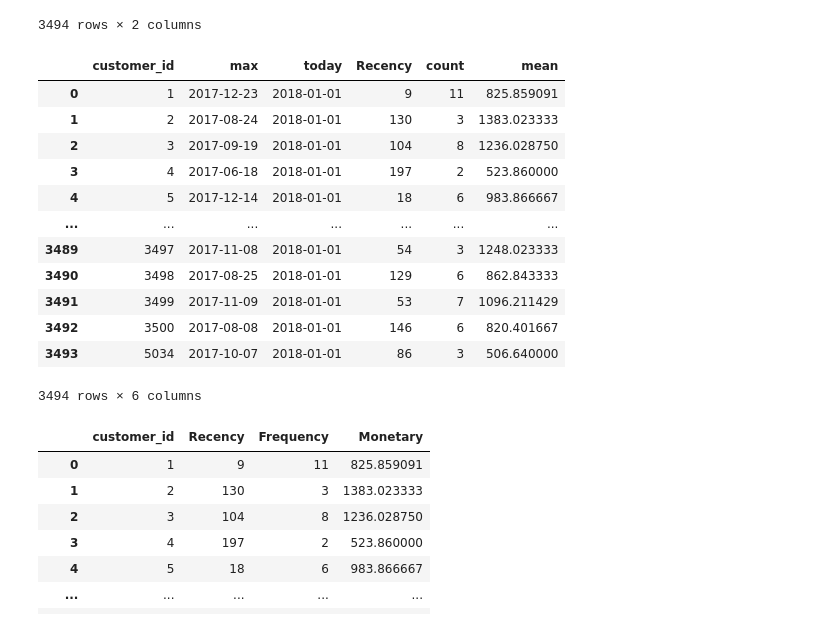
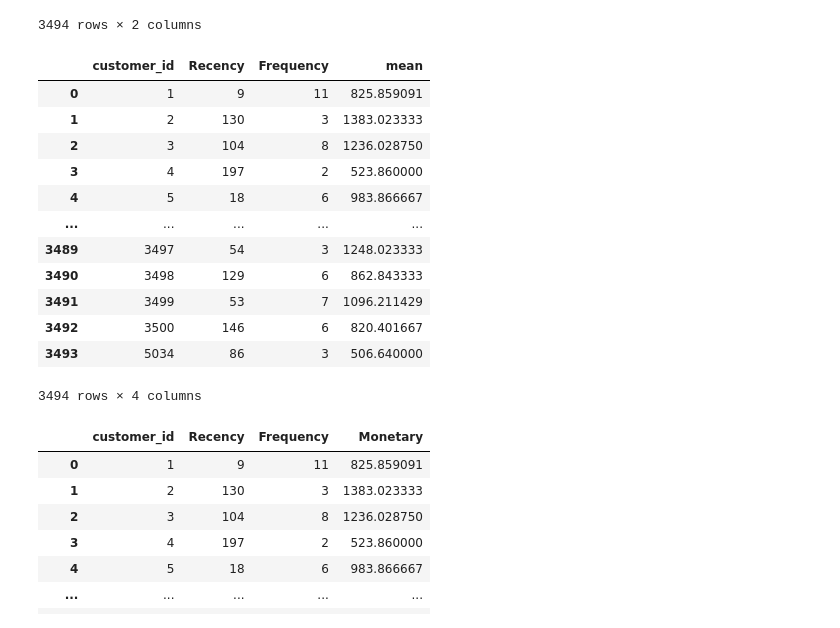
Before and after one commit to TongtaiM/Customer-Segmentation-for-Automobile-Company-Using-RFM-analysis, a Jupyter notebook: Code/RFM.ipynb, the cells around one changed output. Drawn from its saved outputs; the diff is of its cells as text; code cells hidden in the pictures.

```diff
--- a/Code/RFM.ipynb
+++ b/Code/RFM.ipynb
@@ -382,6 +386,8 @@ dict_kmean
  7: '1m-5.0 -5.0k(Potential )'}
 # %% [markdown]
 # try using mean in Monetary
+# %%
+RFM2 = RFM.iloc[:,:3]
 # %%
 Monetary = TC[['list_price',"customer_id"]].groupby("customer_id").agg(['mean'])
 Monetary = Monetary['list_price']
@@ -402,20 +408,20 @@ Monetary
 | 3493 | 5034 | 506.640000 |
 3494 rows × 2 columns
 # %%
-RFM2 = RFM.merge(Monetary, on='customer_id', how='left')
+RFM2 = RFM2.merge(Monetary, on='customer_id', how='left')
 RFM2
 # %% [output]
-|  | customer_id | max | today | Recency | count | mean |
-| 0 | 1 | 2017-12-23 | 2018-01-01 | 9 | 11 | 825.859091 |
-| 1 | 2 | 2017-08-24 | 2018-01-01 | 130 | 3 | 1383.023333 |
-| 2 | 3 | 2017-09-19 | 2018-01-01 | 104 | 8 | 1236.028750 |
-| 3 | 4 | 2017-06-18 | 2018-01-01 | 197 | 2 | 523.860000 |
-| 4 | 5 | 2017-12-14 | 2018-01-01 | 18 | 6 | 983.866667 |
-| ... | ... | ... | ... | ... | ... | ... |
-| 3489 | 3497 | 2017-11-08 | 2018-01-01 | 54 | 3 | 1248.023333 |
-| 3490 | 3498 | 2017-08-25 | 2018-01-01 | 129 | 6 | 862.843333 |
-| 3491 | 3499 | 2017-11-09 | 2018-01-01 | 53 | 7 | 1096.211429 |
-| 3492 | 3500 | 2017-08-08 | 2018-01-01 | 146 | 6 | 820.401667 |
-| 3493 | 5034 | 2017-10-07 | 2018-01-01 | 86 | 3 | 506.640000 |
+|  | customer_id | Recency | Frequency | mean |
+| 0 | 1 | 9 | 11 | 825.859091 |
+| 1 | 2 | 130 | 3 | 1383.023333 |
+| 2 | 3 | 104 | 8 | 1236.028750 |
+| 3 | 4 | 197 | 2 | 523.860000 |
+| 4 | 5 | 18 | 6 | 983.866667 |
+| ... | ... | ... | ... | ... |
+| 3489 | 3497 | 54 | 3 | 1248.023333 |
+| 3490 | 3498 | 129 | 6 | 862.843333 |
+| 3491 | 3499 | 53 | 7 | 1096.211429 |
+| 3492 | 3500 | 146 | 6 | 820.401667 |
+| 3493 | 5034 | 86 | 3 | 506.640000 |
-3494 rows × 6 columns
+3494 rows × 4 columns
 # %%
```
Also changed, not shown: parts of 42 cells of this notebook.
